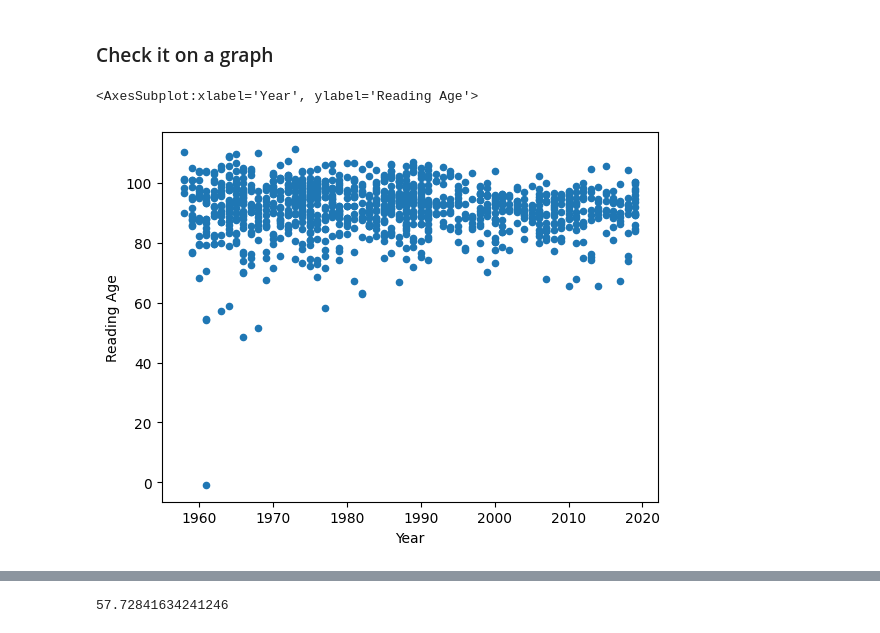
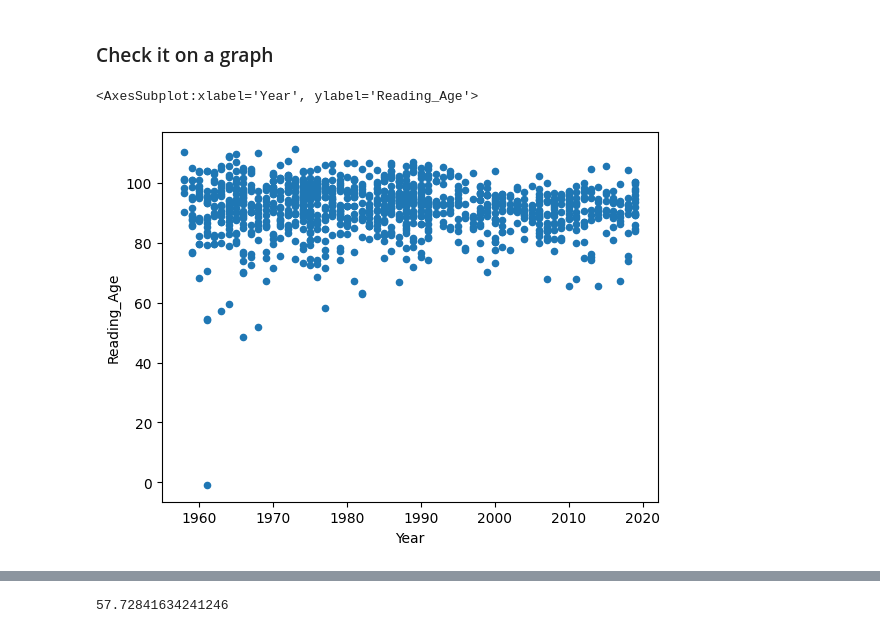
Before and after one commit to hogesonline/Pyconau2023, a Jupyter notebook: PyconTalkLyricsJupyter.ipynb, the cells around one changed output, grey strips where cells are left out. Cells and saved outputs as stored; diff of their text form; code cells hidden in the pictures.

```diff
--- a/PyconTalkLyricsJupyter.ipynb
+++ b/PyconTalkLyricsJupyter.ipynb
@@ -88,11 +88,11 @@ def get_sentences_alt(row):
     return math.ceil(len(row["Lyrics"].split("\n"))/2)
 
 def get_words(row):
-    return len(row["Lyrics List"])
+    return len(row["Lyrics_List"])
 
 def get_syllables(row):
     syllables = 0
-    words = row["Lyrics List"]
+    words = row["Lyrics_List"]
     for word in words:
         syllables += syllable_count(word)
     return syllables
@@ -108,7 +108,7 @@ def reading_age_FK(row):
     sentences = get_sentences_alt(row)
     return 206.35 - 1.015*(words/sentences) - 84.6*(get_syllables(row)/words)
 # %%
-df["Reading Age"] = df.apply(reading_age_FK, axis=1)
+df["Reading_Age"] = df.apply(reading_age_FK, axis=1)
 df.sample(10)
 # %% [output]
 1
@@ -123,8 +149,8 @@ with open('final_lyrics_dataframe.pickle', 'wb') as out_file:
 ### Check it on a graph
 # %%
 #Graph the dataframe by year and reading age
-df.plot.scatter(x="Year", y="Reading Age")
+df.plot.scatter(x="Year", y="Reading_Age")
 # %% [output]
-<AxesSubplot:xlabel='Year', ylabel='Reading Age'>
+<AxesSubplot:xlabel='Year', ylabel='Reading_Age'>
-[figure, old version]
+[figure, new version]
 # %%
```
Also changed, not shown: parts of 11 cells of this notebook, 7 other files.
